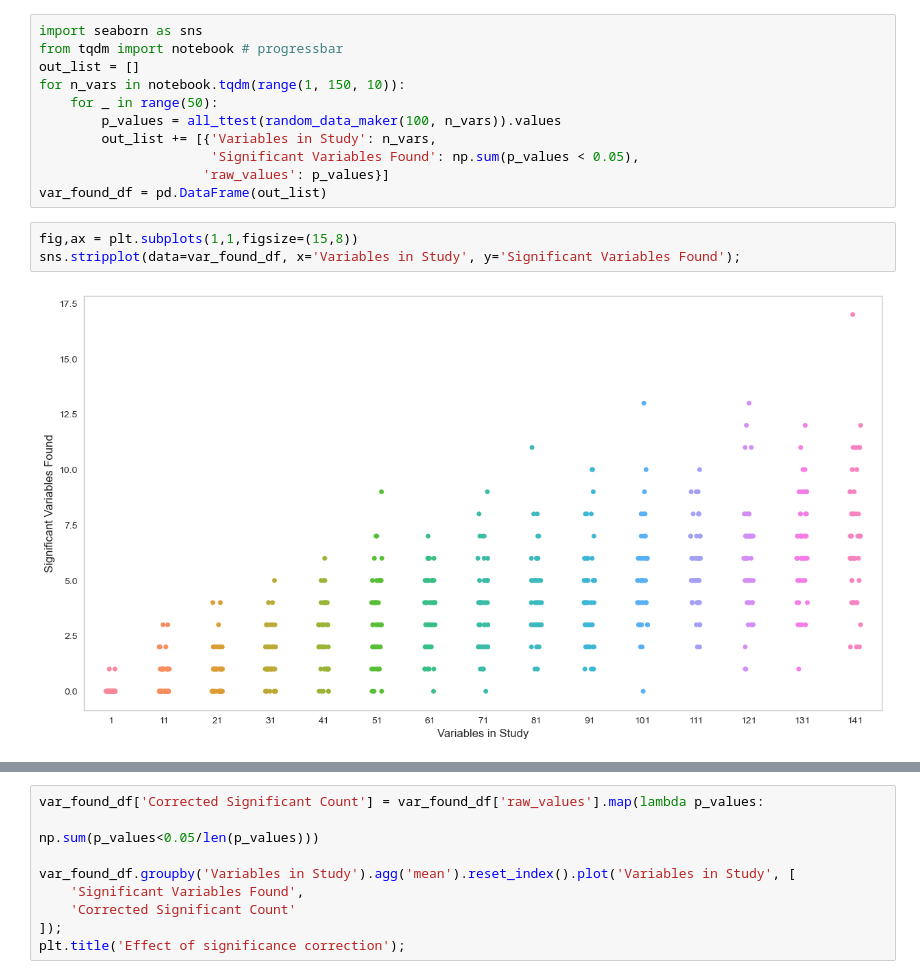
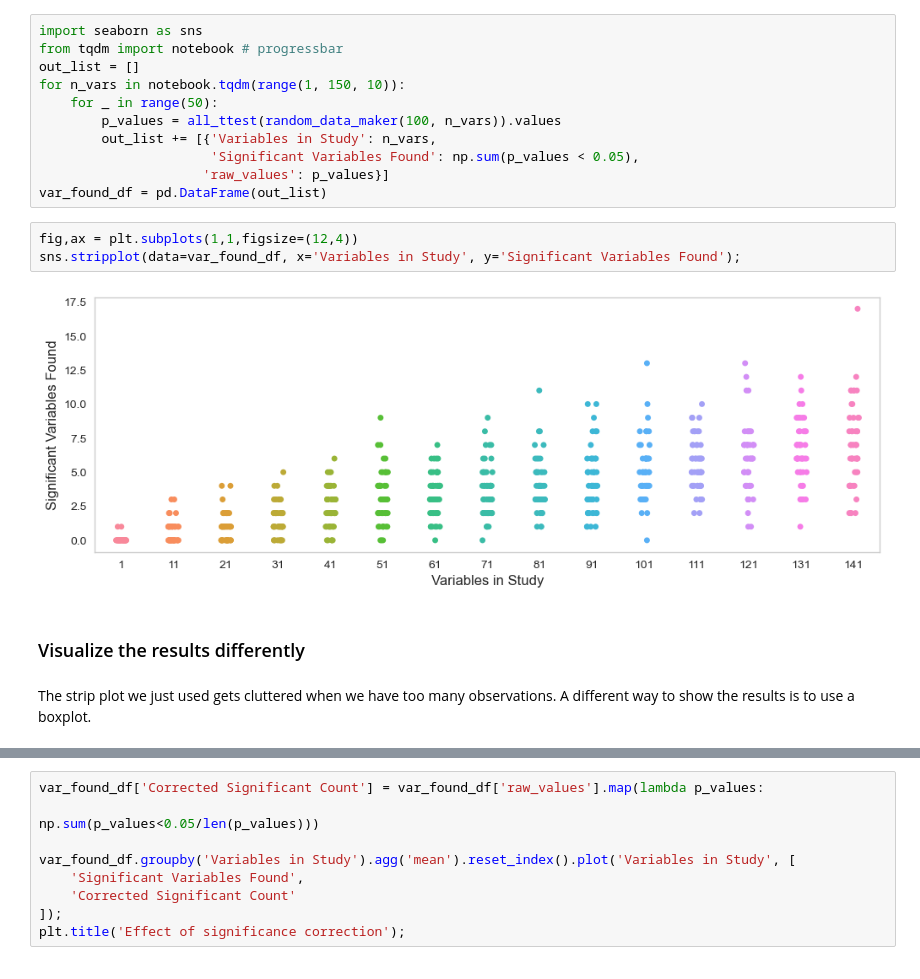
Before and after one commit to ImagingLectures/Quantitative-Big-Imaging-2021, a Jupyter notebook: Lectures/Lecture-08/08-Statistics.ipynb, the cells around one changed output, grey strips where cells are left out. Saved outputs shown, nothing was run; the diff lists cells and outputs as text.

```diff
--- a/Lectures/Lecture-08/08-Statistics.ipynb
+++ b/Lectures/Lecture-08/08-Statistics.ipynb
@@ -635,8 +655,12 @@ for n_vars in notebook.tqdm(range(1, 150, 10)):
                      'raw_values': p_values}]
 var_found_df = pd.DataFrame(out_list)
 # %%
-fig,ax = plt.subplots(1,1,figsize=(15,8))
+fig,ax = plt.subplots(1,1,figsize=(12,4))
 sns.stripplot(data=var_found_df, x='Variables in Study', y='Significant Variables Found');
 # %% [output]
-[figure, old version]
+[figure, new version]
+# %% [markdown]
+### Visualize the results differently
+# %% [markdown]
+The strip plot we just used gets cluttered when we have too many observations. A different way to show the results is to use a boxplot.
 # %%
```
Also changed, not shown: parts of 43 cells of this notebook.
